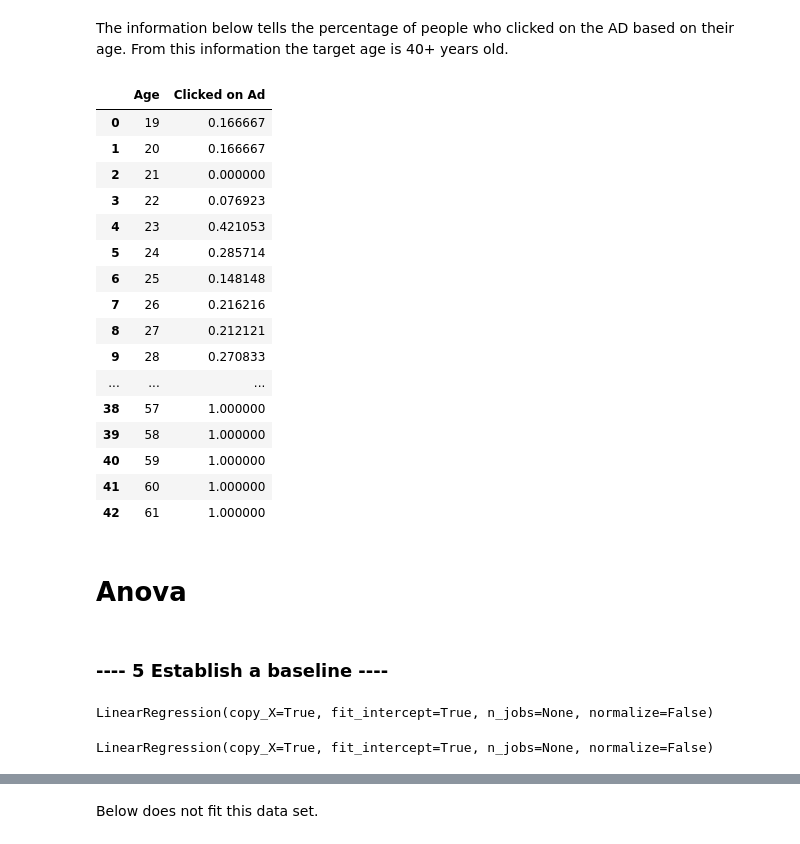
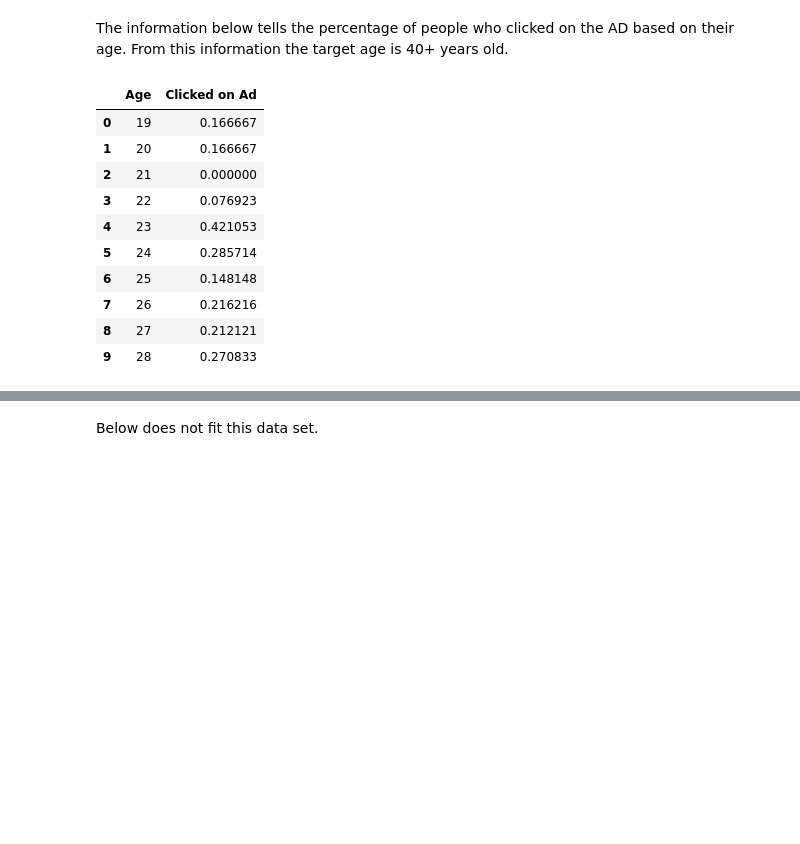
Before and after one commit to DanielDataScienceMurphy/MarketingCampaign, a Jupyter notebook: Marketing Campaign - Target Advertising.ipynb, the cells around one changed output, grey strips where cells are left out. Drawn from its saved outputs; the diff is of its cells as text; code cells hidden in the pictures; blank space fills up the shorter version.

```diff
--- a/Marketing Campaign - Target Advertising.ipynb
+++ b/Marketing Campaign - Target Advertising.ipynb
@@ -258,38 +310,17 @@ df_group_one = df[['Age','Clicked on Ad']]
 The information below tells the percentage of people who clicked on the AD based on their age.
 From this information the target age is 40+ years old.
 # %%
-df_group_one = df_group_one.groupby(["Age"],as_index=False).mean()
+df_group_one = df_group_one.groupby(["Age"],as_index=False).mean().head(10)
 df_group_one
 # %% [output]
 |  | Age | Clicked on Ad |
 | 0 | 19 | 0.166667 |
 | 1 | 20 | 0.166667 |
 | 2 | 21 | 0.000000 |
 | 3 | 22 | 0.076923 |
 | 4 | 23 | 0.421053 |
 | 5 | 24 | 0.285714 |
 | 6 | 25 | 0.148148 |
 | 7 | 26 | 0.216216 |
 | 8 | 27 | 0.212121 |
 | 9 | 28 | 0.270833 |
-| ... | ... | ... |
-| 38 | 57 | 1.000000 |
-| 39 | 58 | 1.000000 |
-| 40 | 59 | 1.000000 |
-| 41 | 60 | 1.000000 |
-| 42 | 61 | 1.000000 |
-# %% [markdown]
-# Anova
-# %% [markdown]
-### ---- 5 Establish a baseline ----
-# %%
-#select a reasonable metric (MSE in this case)
-#create an extremely simple model and measure its efficacy
-#e.g. use "average salary" for each industry as your model and then measure MSE
-#during 5-fold cross-validation
-
-from sklearn.linear_model import LinearRegression
-lm = LinearRegression()
-lm
-# %% [output]
-LinearRegression(copy_X=True, fit_intercept=True, n_jobs=None, normalize=False)
@@ -299,4 +326,0 @@ y = df['Clicked on Ad']
-# %%
-lm.fit(x,y)
-# %% [output]
-LinearRegression(copy_X=True, fit_intercept=True, n_jobs=None, normalize=False)
```
Also changed, not shown: parts of 48 cells of this notebook.
